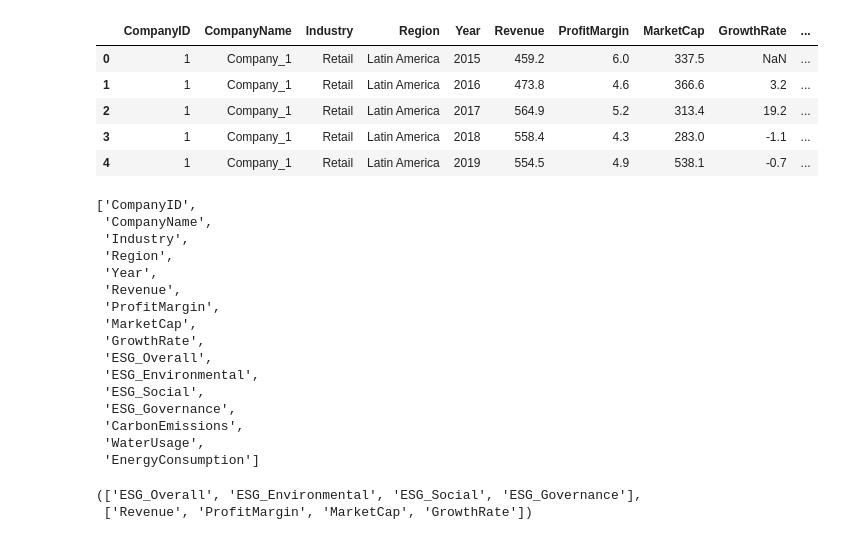
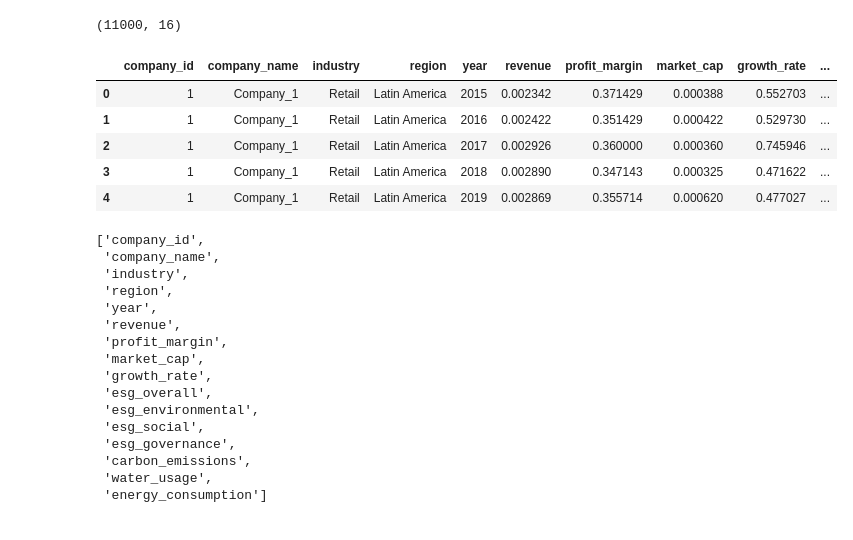
Before and after one commit to KuhuVyas/ESG-Financial-Metrics-Analysis-, a Jupyter notebook: 03_data_visualization.ipynb, the cells around one changed output. Cells and saved outputs as stored; diff of their text form; code cells hidden in the pictures.

```diff
--- a/03_data_visualization.ipynb
+++ b/03_data_visualization.ipynb
@@ -10,43 +14,33 @@ sns.set_style("whitegrid")
 # %%
+df = pd.read_csv("data/processed_esg_financial_data.csv")
 
-# Visualization
-
-df = pd.read_csv("data/raw_esg_financial_data.csv")
+print(df.shape)
 df.head()
 # %% [output]
+(11000, 16)
-|  | CompanyID | CompanyName | Industry | Region | Year | Revenue | ProfitMargin | MarketCap | GrowthRate | ... |
-| 0 | 1 | Company_1 | Retail | Latin America | 2015 | 459.2 | 6.0 | 337.5 | NaN | ... |
-| 1 | 1 | Company_1 | Retail | Latin America | 2016 | 473.8 | 4.6 | 366.6 | 3.2 | ... |
-| 2 | 1 | Company_1 | Retail | Latin America | 2017 | 564.9 | 5.2 | 313.4 | 19.2 | ... |
-| 3 | 1 | Company_1 | Retail | Latin America | 2018 | 558.4 | 4.3 | 283.0 | -1.1 | ... |
-| 4 | 1 | Company_1 | Retail | Latin America | 2019 | 554.5 | 4.9 | 538.1 | -0.7 | ... |
+|  | company_id | company_name | industry | region | year | revenue | profit_margin | market_cap | growth_rate | ... |
+| 0 | 1 | Company_1 | Retail | Latin America | 2015 | 0.002342 | 0.371429 | 0.000388 | 0.552703 | ... |
+| 1 | 1 | Company_1 | Retail | Latin America | 2016 | 0.002422 | 0.351429 | 0.000422 | 0.529730 | ... |
+| 2 | 1 | Company_1 | Retail | Latin America | 2017 | 0.002926 | 0.360000 | 0.000360 | 0.745946 | ... |
+| 3 | 1 | Company_1 | Retail | Latin America | 2018 | 0.002890 | 0.347143 | 0.000325 | 0.471622 | ... |
+| 4 | 1 | Company_1 | Retail | Latin America | 2019 | 0.002869 | 0.355714 | 0.000620 | 0.477027 | ... |
 # %%
 
 df.columns.tolist()
 # %% [output]
-['CompanyID',
- 'CompanyName',
- 'Industry',
- 'Region',
- 'Year',
- 'Revenue',
- 'ProfitMargin',
- 'MarketCap',
- 'GrowthRate',
- 'ESG_Overall',
- 'ESG_Environmental',
- 'ESG_Social',
- 'ESG_Governance',
- 'CarbonEmissions',
- 'WaterUsage',
- 'EnergyConsumption']
+['company_id',
+ 'company_name',
+ 'industry',
+ 'region',
+ 'year',
+ 'revenue',
+ 'profit_margin',
+ 'market_cap',
+ 'growth_rate',
+ 'esg_overall',
+ 'esg_environmental',
+ 'esg_social',
+ 'esg_governance',
+ 'carbon_emissions',
+ 'water_usage',
+ 'energy_consumption']
-# %%
-# Visualization
-
-esg_cols = [col for col in df.columns if any(x in col.lower() for x in ['esg','environment','social','governance'])]
-financial_cols = [col for col in df.columns if any(x in col.lower() for x in ['revenue','profit','income','margin','market','cap','invest','fund','cost','risk','growth'])]
-
-esg_cols, financial_cols
-# %% [output]
-(['ESG_Overall', 'ESG_Environmental', 'ESG_Social', 'ESG_Governance'],
- ['Revenue', 'ProfitMargin', 'MarketCap', 'GrowthRate'])
```
Also changed, not shown: parts of 20 cells of this notebook, 2 other files.
